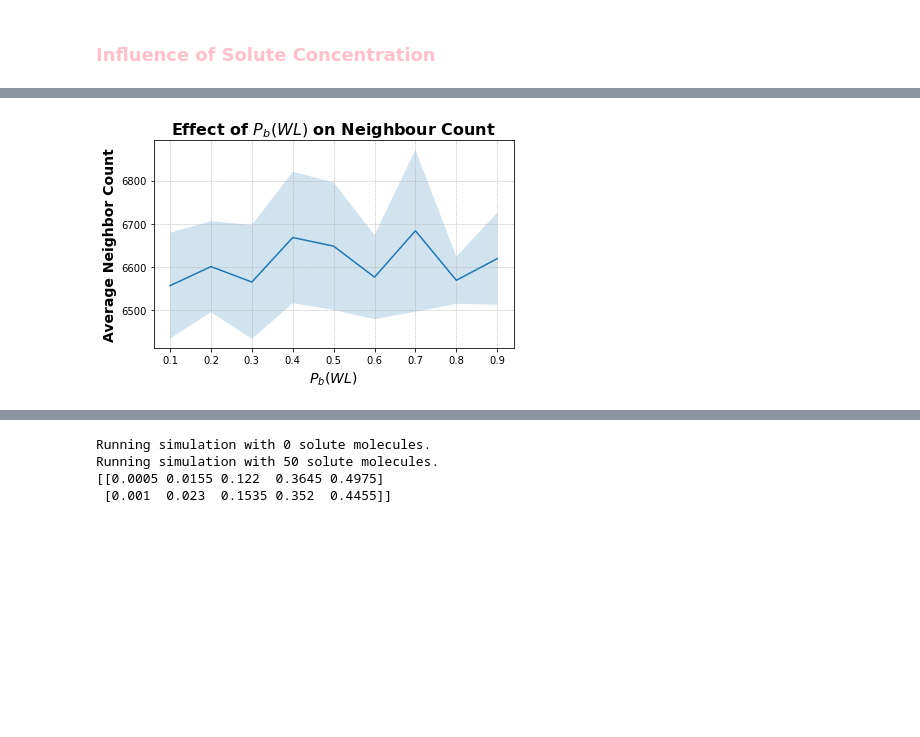
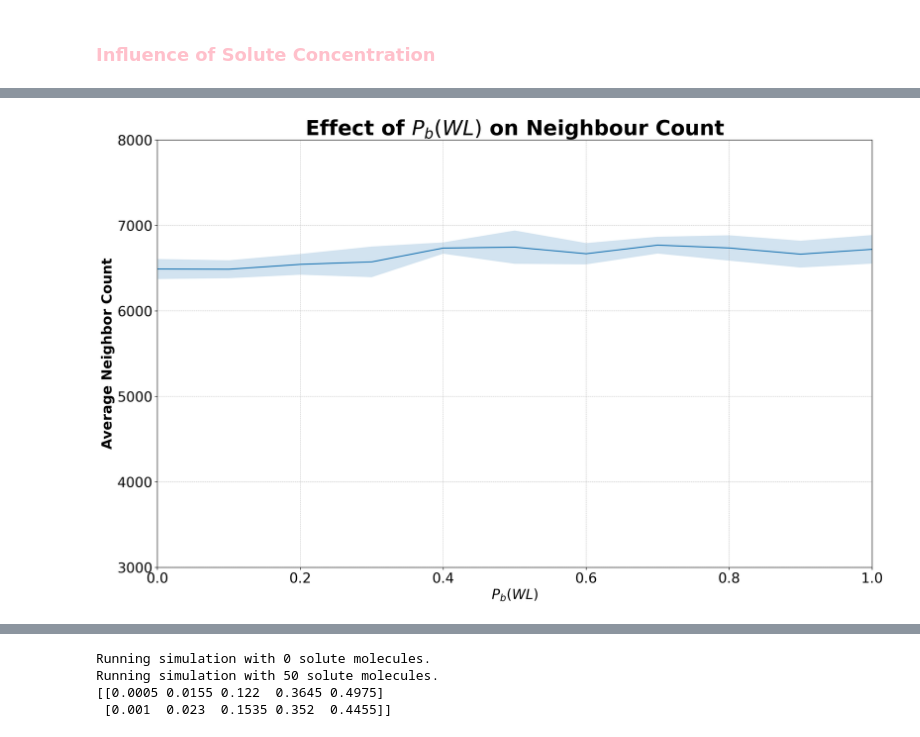
Before and after one commit to ThomasGlansdorp/CSS_19, a Jupyter notebook: main.ipynb, the cells around one changed output, grey strips where cells are left out. Drawn from its saved outputs; the diff is of its cells as text; code cells hidden in the pictures; blank space fills up the shorter version.

```diff
--- a/main.ipynb
+++ b/main.ipynb
@@ -163,7 +163,7 @@ NameError: name 'results_solute' is not defined
 # %%
 from analysis import count_neighbours
 
-pbwl_values = [0.1, 0.2, 0.3, 0.4, 0.5, 0.6, 0.7, 0.8, 0.9]
+pbwl_values = [0.0, 0.1, 0.2, 0.3, 0.4, 0.5, 0.6, 0.7, 0.8, 0.9, 1.0]
 results = []
 
 runs = 5
@@ -185,7 +185,11 @@ for pbwl_value in pbwl_values:
         count = count_neighbours(ca_grid.grid, ca_grid.height, ca_grid.width, cell_type=1)
         pbwl_results.append(count)
 
+        plt.imshow(final_grid)
+        plt.show()
+
     pbwl_results = np.array(pbwl_results)
+    print(pbwl_results)
 
     average_results = np.mean(pbwl_results, axis=0)
     std_dev_results = np.std(pbwl_results, axis=0)
@@ -221,31 +259,34 @@ Standard Deviation: 121.49995884772966
 # %%
 pbwl_values_percent = [value for value in pbwl_values]  # Convert to percentage
 
 # Extract averages and standard deviations for plotting
 averages = [all_results[pbwl]['average'] for pbwl in pbwl_values]
 std_devs = [all_results[pbwl]['std_dev'] for pbwl in pbwl_values]
 
 # Calculate confidence interval for error bars
 num_runs = 5
 confidence_interval = 1.96 * np.array(std_devs) / np.sqrt(num_runs)
 
 # Calculate lower and upper bounds for the confidence interval
 lower_bound = np.array(averages) - confidence_interval
 upper_bound = np.array(averages) + confidence_interval
 
 # Plotting
+plt.figure(figsize=(16, 10), dpi=300)
 plt.plot(pbwl_values_percent, averages, label='Neighbor Count')
 plt.fill_between(pbwl_values_percent, lower_bound, upper_bound, alpha=0.2)
 
 # Setting plot attributes
-plt.xlabel('$P_b(WL)$', fontsize=14, fontweight='bold')
-plt.ylabel('Average Neighbor Count', fontsize=14, fontweight='bold')
-plt.title('Effect of $P_b(WL)$ on Neighbour Count', fontsize=16, fontweight='bold')
-plt.xticks(fontsize=10)
-plt.yticks(fontsize=10)
+plt.xlim([0, 1])
+plt.ylim([3000, 8000])
+plt.xlabel('$P_b(WL)$', fontsize=20, fontweight='bold')
+plt.ylabel('Average Neighbor Count', fontsize=20, fontweight='bold')
+plt.title('Effect of $P_b(WL)$ on Neighbour Count', fontsize=30, fontweight='bold')
+plt.xticks(fontsize=20)
+plt.yticks(fontsize=20)
 # plt.legend(fontsize=10)
 plt.grid(True, which='both', linestyle='--', linewidth=0.5)
 plt.tight_layout()
 plt.show()
 # %% [output]
-[figure, old version]
+[figure, new version]
```
Also changed, not shown: parts of 4 cells of this notebook.
